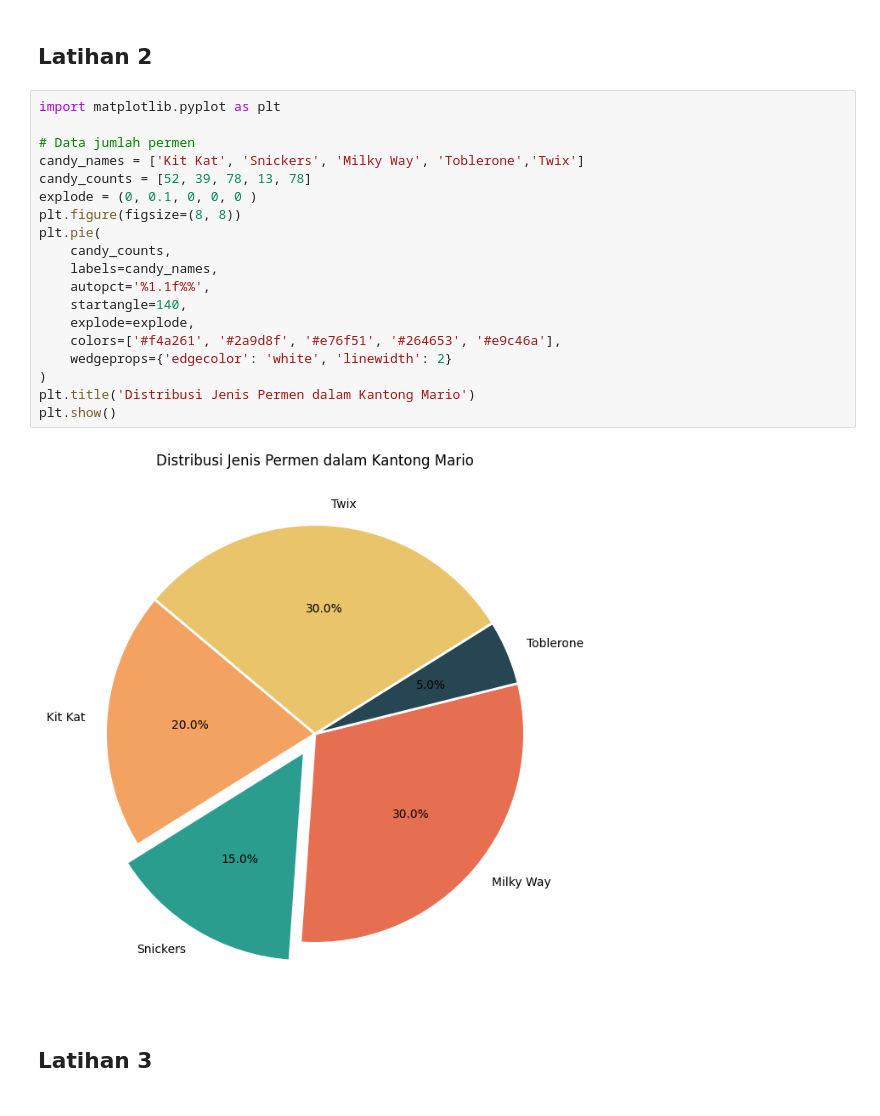
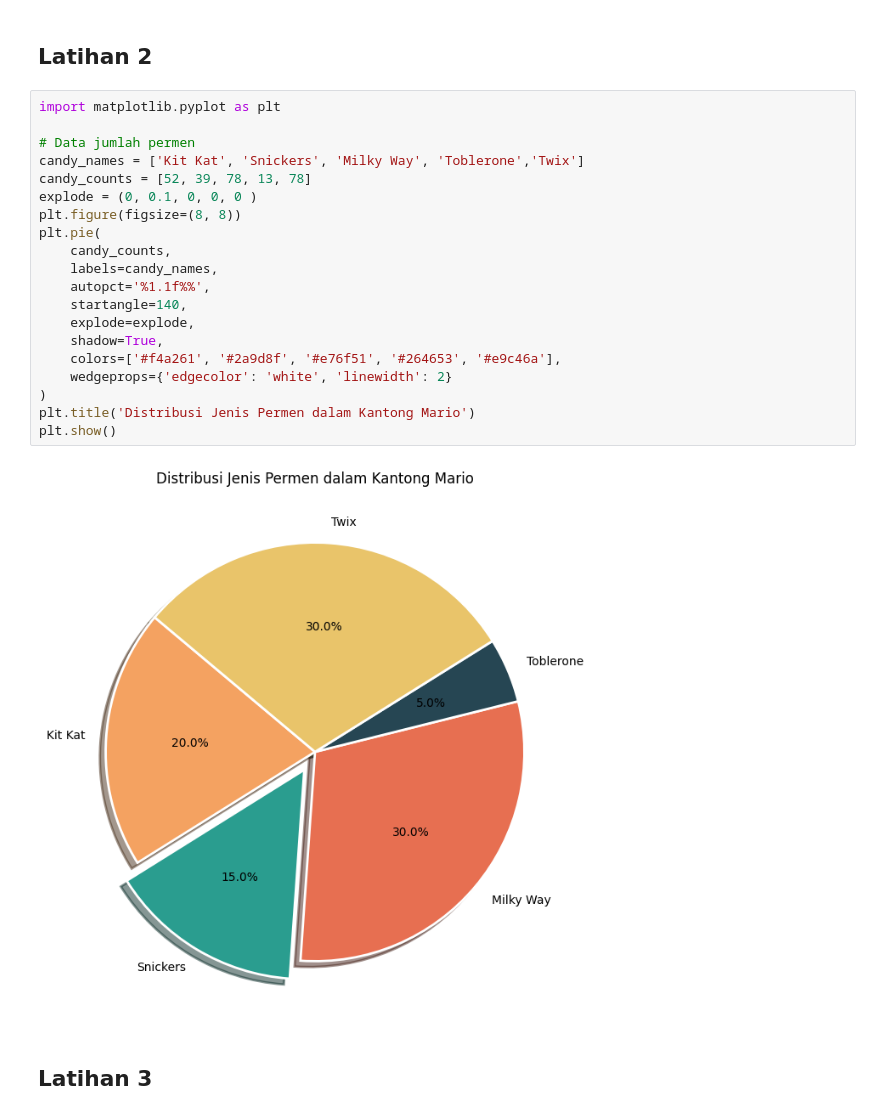
Before and after one commit to JunetzMasihBelajar/2025_AI_TI1B, a Jupyter notebook: Jobsheet6.ipynb, the cells around one changed output. Cells and saved outputs as stored; diff of their text form.

```diff
--- a/Jobsheet6.ipynb
+++ b/Jobsheet6.ipynb
@@ -177,24 +177,25 @@ plt.show()
 # %%
 import matplotlib.pyplot as plt
 
 # Data jumlah permen
 candy_names = ['Kit Kat', 'Snickers', 'Milky Way', 'Toblerone','Twix']
 candy_counts = [52, 39, 78, 13, 78]
 explode = (0, 0.1, 0, 0, 0 )
 plt.figure(figsize=(8, 8))
 plt.pie(
     candy_counts,
     labels=candy_names,
     autopct='%1.1f%%',
     startangle=140,
     explode=explode,
+    shadow=True,
     colors=['#f4a261', '#2a9d8f', '#e76f51', '#264653', '#e9c46a'],
     wedgeprops={'edgecolor': 'white', 'linewidth': 2}
 )
 plt.title('Distribusi Jenis Permen dalam Kantong Mario')
 plt.show()
 # %% [output]
-[figure, old version]
+[figure, new version]
 # %% [markdown]
 ## Latihan 3
 # %%
```
Also changed, not shown: parts of 4 cells of this notebook.
